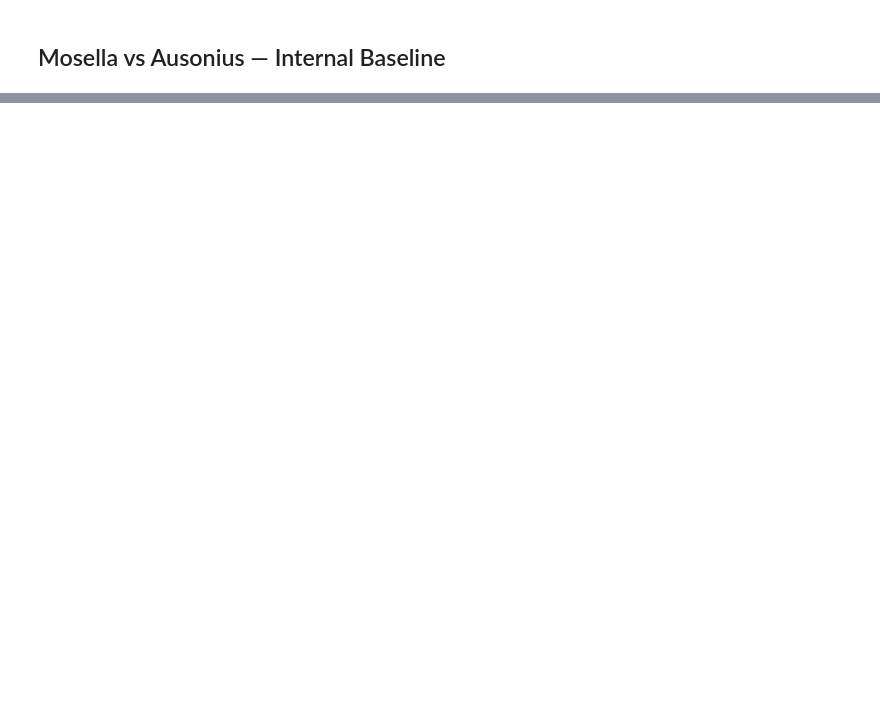
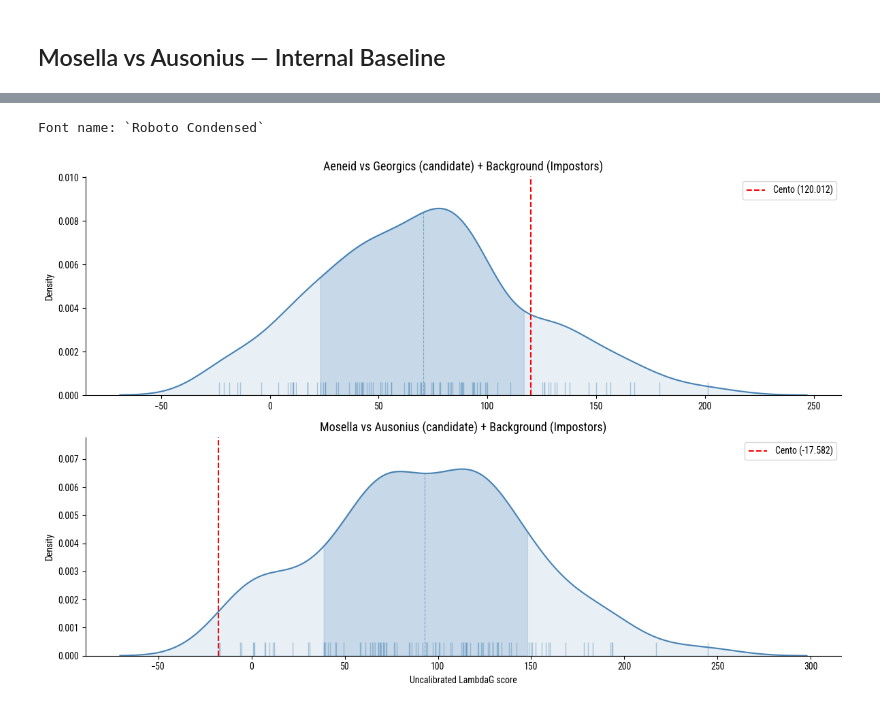
Before and after one commit to lascivaroma/cento, a Jupyter notebook: stylometry/cento_metrical_stylometry.ipynb, the cells around one changed output, grey strips where cells are left out. Drawn from its saved outputs; the diff is of its cells as text; code cells hidden in the pictures; blank space fills up the shorter version.

Commit message:
Add metrical stylometry notebook with baseline plots

```diff
--- a/stylometry/cento_metrical_stylometry.ipynb
+++ b/stylometry/cento_metrical_stylometry.ipynb
@@ -206,8 +259,8 @@ import ray
 from tqdm import tqdm
 
 # Run N iterations: sample ~1079 tokens from Aeneid, compare against Vergil (Georgics) + background
-TARGET_TOKENS = 1079
-NUM_ITERATIONS = 50
+TARGET_TOKENS = 1013
+NUM_ITERATIONS = 100
 
 # KR corpus = vergil (Georgics) + background
 kr_sentences = list(vergil_corpus) + list(background_corpus)
@@ -226,9 +279,9 @@ def run_aeneid_iteration(i: int) -> dict:
         known_entity="vergil",
         q_corpus=q_corpus,
         kr_corpus=kr_corpus,
-        known_tokens=8000,
-        reference_tokens=20000,
-        order=8,
+        known_tokens=15000,
+        reference_tokens=30000,
+        order=10,
         num_references=10,
         rng=iter_rng,
     )
@@ -318,9 +393,9 @@ def run_mosella_iteration(i: int) -> dict:
         known_entity="ausonius",
         q_corpus=q_corpus,
         kr_corpus=kr_ausonius_corpus,
-        known_tokens=4000,
+        known_tokens=13000,
         reference_tokens=20000,
-        order=8,
+        order=10,
         num_references=10,
         rng=iter_rng,
     )
@@ -417,0 +480,65 @@ plt.show()
+# %%
+import matplotlib.pyplot as plt
+import seaborn as sns
+import numpy as np
+import mpl_fontkit as fk
+
+fk.install("Roboto Condensed")
+plt.rcParams["font.family"] = "Roboto Condensed"
+
+cento_vergil_score = df.loc[df["candidate"] == "vergil", "score"].values[0]
+cento_ausonius_score = df.loc[df["candidate"] == "ausonius", "score"].values[0]
+
+fig, axes = plt.subplots(2, 1, figsize=(12, 8))
+
+
+def plot_baseline(ax, data, cento_score, title, xlabel=""):
+    scores = data["score"]
+    mean = scores.mean()
+    sd = scores.std()
+
+    # KDE as a line (no fill) so we can extract coordinates
+    sns.kdeplot(data=data, x="score", ax=ax, color="steelblue",
+                linewidth=1.5, fill=False, bw_adjust=0.8)
+    sns.rugplot(data=data, x="score", ax=ax, color="steelblue",
+                alpha=0.4, height=0.06)
+
+    # Extract curve coordinates
+    line = ax.lines[0]
+    x_data, y_data = line.get_data()
+
+    # Fill the curve manually
+    ax.fill_between(x_data, y_data, alpha=0.12, color="steelblue")
+
+    # Shade ±1 SD region
+    mask = (np.array(x_data) >= mean - sd) & (np.array(x_data) <= mean + sd)
+    ax.fill_between(np.array(x_data)[mask], np.array(y_data)[mask],
+                    alpha=0.2, color="steelblue")
+
+    # Mean dashed line — stops at curve height
+    mean_y = float(np.interp(mean, x_data, y_data))
+    ax.vlines(mean, 0, mean_y, colors="steelblue", linewidth=0.8,
+              linestyles="--", alpha=0.6)
+
+    # Cento marker (full height)
+    ax.axvline(cento_score, color="red", linewidth=1.5, linestyle="--",
+               label=f"Cento ({cento_score:.3f})")
+
+    ax.set_title(title, fontsize=13)
+    ax.set_xlabel(xlabel)
+    ax.legend(fontsize=10, loc="upper right")
+    sns.despine(ax=ax)
+
+
+plot_baseline(axes[0], df_aeneid, cento_vergil_score,
+              "Aeneid vs Georgics (candidate) + Background (Impostors)")
+
+plot_baseline(axes[1], df_mosella, cento_ausonius_score,
+              "Mosella vs Ausonius (candidate) + Background (Impostors)",
+              xlabel="Uncalibrated LambdaG score")
+
+plt.tight_layout()
+plt.show()
+# %% [output]
+Font name: `Roboto Condensed`
+[figure, added]
```
Also changed, not shown: parts of 15 cells of this notebook.
